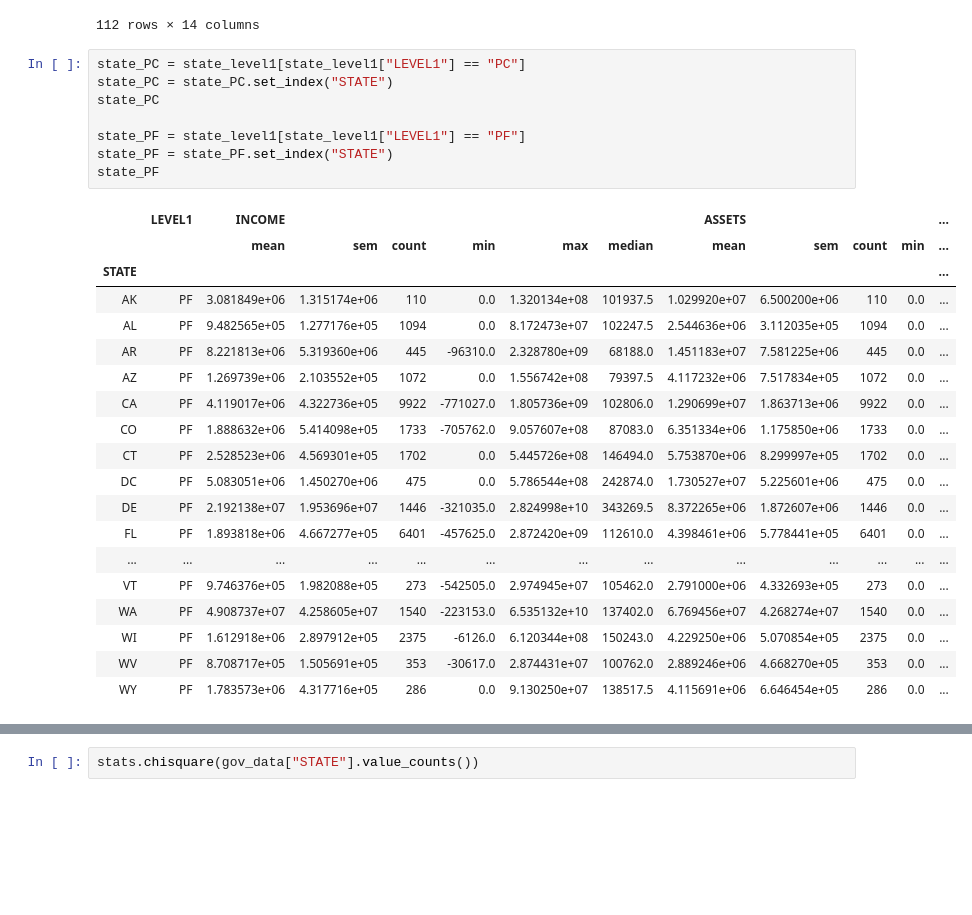
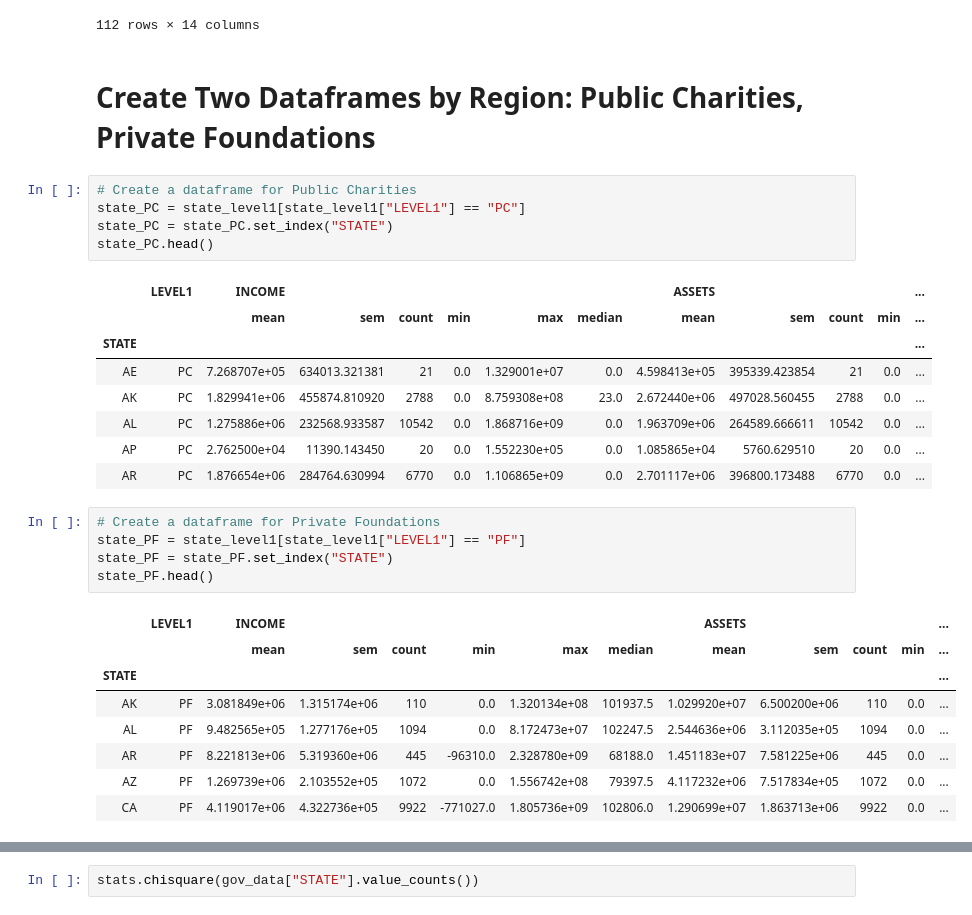
Before and after one commit to ejosephSr/Old.project-one, a Jupyter notebook: GotMoney.ipynb, the cells around one changed output, grey strips where cells are left out. Saved outputs shown, nothing was run; the diff lists cells and outputs as text; blank space fills up the shorter version.

```diff
--- a/GotMoney.ipynb
+++ b/GotMoney.ipynb
@@ -230,32 +328,34 @@ state_level1
 | 115 | WY | PC | 6.374540e+05 | 1.370712e+05 | 2399 | 0.0 | 2.690173e+08 | 0.0 | 1.383387e+06 | 3.336089e+05 | 2399 | ... |
 | 116 | WY | PF | 1.783573e+06 | 4.317716e+05 | 286 | 0.0 | 9.130250e+07 | 138517.5 | 4.115691e+06 | 6.646454e+05 | 286 | ... |
 112 rows × 14 columns
+# %% [markdown]
+# Create Two Dataframes by Region:  Public Charities, Private Foundations
+# %%
+# Create a dataframe for Public Charities
+state_PC = state_level1[state_level1["LEVEL1"] == "PC"]
+state_PC = state_PC.set_index("STATE")
+state_PC.head()
+# %% [output]
+|  | LEVEL1 | INCOME |  |  |  |  |  | ASSETS |  |  |  | ... |
+|  |  | mean | sem | count | min | max | median | mean | sem | count | min | ... |
+| STATE |  |  |  |  |  |  |  |  |  |  |  | ... |
+| AE | PC | 7.268707e+05 | 634013.321381 | 21 | 0.0 | 1.329001e+07 | 0.0 | 4.598413e+05 | 395339.423854 | 21 | 0.0 | ... |
+| AK | PC | 1.829941e+06 | 455874.810920 | 2788 | 0.0 | 8.759308e+08 | 23.0 | 2.672440e+06 | 497028.560455 | 2788 | 0.0 | ... |
+| AL | PC | 1.275886e+06 | 232568.933587 | 10542 | 0.0 | 1.868716e+09 | 0.0 | 1.963709e+06 | 264589.666611 | 10542 | 0.0 | ... |
+| AP | PC | 2.762500e+04 | 11390.143450 | 20 | 0.0 | 1.552230e+05 | 0.0 | 1.085865e+04 | 5760.629510 | 20 | 0.0 | ... |
+| AR | PC | 1.876654e+06 | 284764.630994 | 6770 | 0.0 | 1.106865e+09 | 0.0 | 2.701117e+06 | 396800.173488 | 6770 | 0.0 | ... |
 # %%
-state_PC = state_level1[state_level1["LEVEL1"] == "PC"]
-state_PC = state_PC.set_index("STATE")
-state_PC
-
+# Create a dataframe for Private Foundations
 state_PF = state_level1[state_level1["LEVEL1"] == "PF"]
 state_PF = state_PF.set_index("STATE")
-state_PF
+state_PF.head()
 # %% [output]
 |  | LEVEL1 | INCOME |  |  |  |  |  | ASSETS |  |  |  | ... |
 |  |  | mean | sem | count | min | max | median | mean | sem | count | min | ... |
 | STATE |  |  |  |  |  |  |  |  |  |  |  | ... |
 | AK | PF | 3.081849e+06 | 1.315174e+06 | 110 | 0.0 | 1.320134e+08 | 101937.5 | 1.029920e+07 | 6.500200e+06 | 110 | 0.0 | ... |
 | AL | PF | 9.482565e+05 | 1.277176e+05 | 1094 | 0.0 | 8.172473e+07 | 102247.5 | 2.544636e+06 | 3.112035e+05 | 1094 | 0.0 | ... |
 | AR | PF | 8.221813e+06 | 5.319360e+06 | 445 | -96310.0 | 2.328780e+09 | 68188.0 | 1.451183e+07 | 7.581225e+06 | 445 | 0.0 | ... |
 | AZ | PF | 1.269739e+06 | 2.103552e+05 | 1072 | 0.0 | 1.556742e+08 | 79397.5 | 4.117232e+06 | 7.517834e+05 | 1072 | 0.0 | ... |
 | CA | PF | 4.119017e+06 | 4.322736e+05 | 9922 | -771027.0 | 1.805736e+09 | 102806.0 | 1.290699e+07 | 1.863713e+06 | 9922 | 0.0 | ... |
-| CO | PF | 1.888632e+06 | 5.414098e+05 | 1733 | -705762.0 | 9.057607e+08 | 87083.0 | 6.351334e+06 | 1.175850e+06 | 1733 | 0.0 | ... |
-| CT | PF | 2.528523e+06 | 4.569301e+05 | 1702 | 0.0 | 5.445726e+08 | 146494.0 | 5.753870e+06 | 8.299997e+05 | 1702 | 0.0 | ... |
-| DC | PF | 5.083051e+06 | 1.450270e+06 | 475 | 0.0 | 5.786544e+08 | 242874.0 | 1.730527e+07 | 5.225601e+06 | 475 | 0.0 | ... |
-| DE | PF | 2.192138e+07 | 1.953696e+07 | 1446 | -321035.0 | 2.824998e+10 | 343269.5 | 8.372265e+06 | 1.872607e+06 | 1446 | 0.0 | ... |
-| FL | PF | 1.893818e+06 | 4.667277e+05 | 6401 | -457625.0 | 2.872420e+09 | 112610.0 | 4.398461e+06 | 5.778441e+05 | 6401 | 0.0 | ... |
-| ... | ... | ... | ... | ... | ... | ... | ... | ... | ... | ... | ... | ... |
-| VT | PF | 9.746376e+05 | 1.982088e+05 | 273 | -542505.0 | 2.974945e+07 | 105462.0 | 2.791000e+06 | 4.332693e+05 | 273 | 0.0 | ... |
-| WA | PF | 4.908737e+07 | 4.258605e+07 | 1540 | -223153.0 | 6.535132e+10 | 137402.0 | 6.769456e+07 | 4.268274e+07 | 1540 | 0.0 | ... |
-| WI | PF | 1.612918e+06 | 2.897912e+05 | 2375 | -6126.0 | 6.120344e+08 | 150243.0 | 4.229250e+06 | 5.070854e+05 | 2375 | 0.0 | ... |
-| WV | PF | 8.708717e+05 | 1.505691e+05 | 353 | -30617.0 | 2.874431e+07 | 100762.0 | 2.889246e+06 | 4.668270e+05 | 353 | 0.0 | ... |
-| WY | PF | 1.783573e+06 | 4.317716e+05 | 286 | 0.0 | 9.130250e+07 | 138517.5 | 4.115691e+06 | 6.646454e+05 | 286 | 0.0 | ... |
 # %%
```
Also changed, not shown: parts of 47 cells of this notebook, 3 other files.
